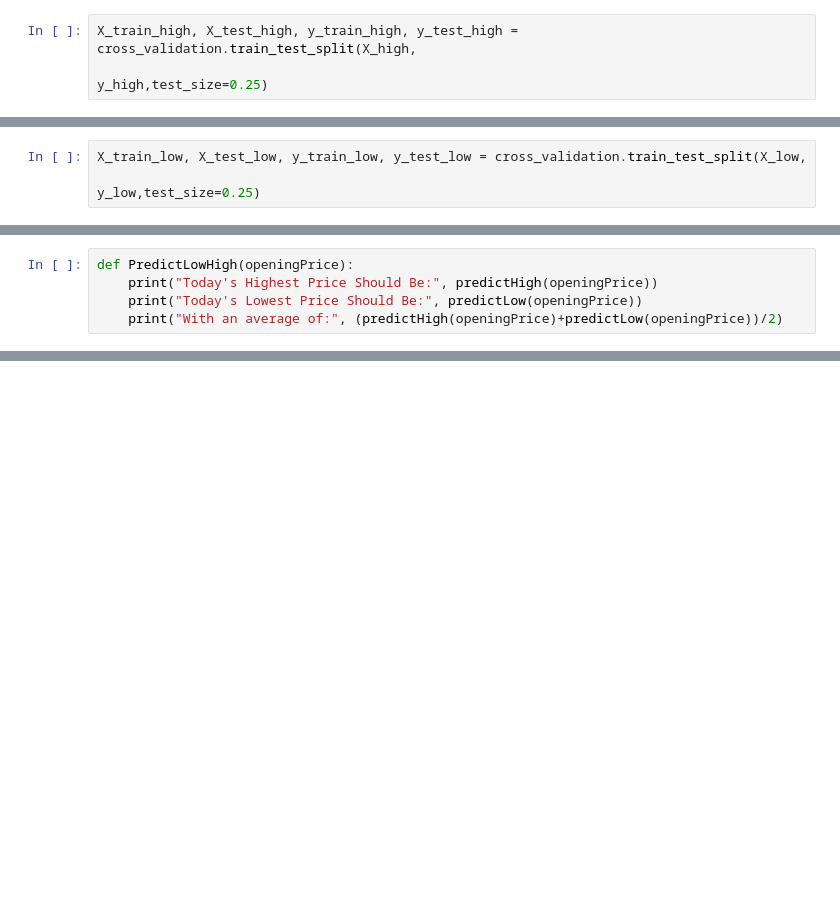
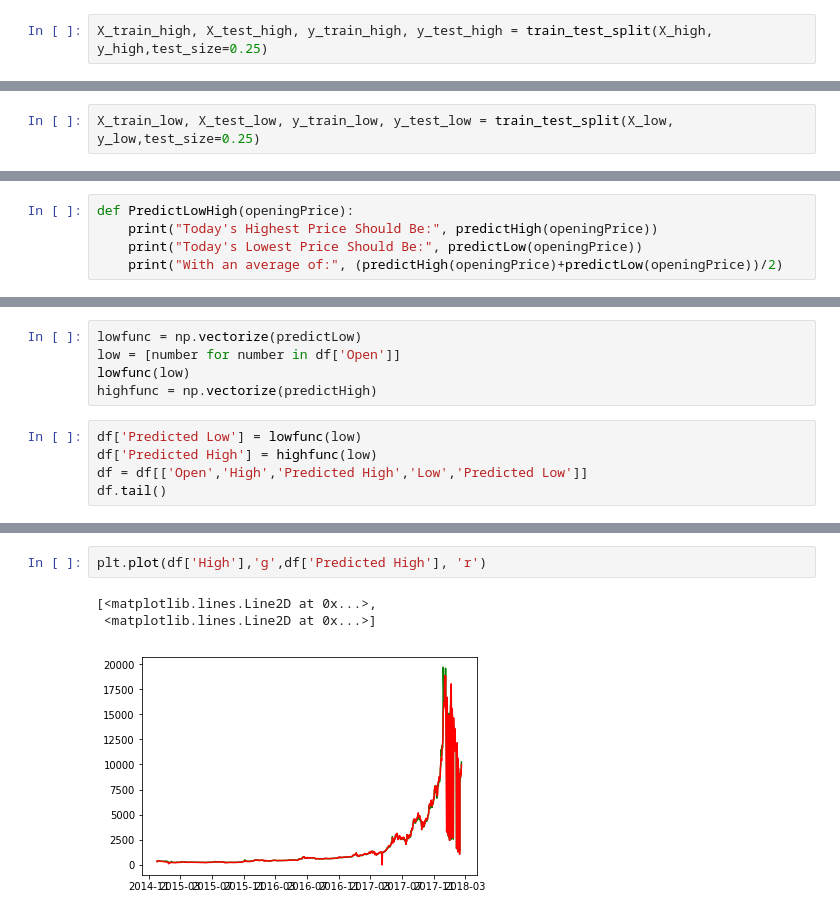
Before and after one commit to decheverri123/Bitcoin-Predictions, a Jupyter notebook: Bitcoin.ipynb, the cells around one changed output, grey strips where cells are left out. Cells and saved outputs as stored; diff of their text form; blank space fills up the shorter version.

```diff
--- a/Bitcoin.ipynb
+++ b/Bitcoin.ipynb
@@ -43,8 +43,7 @@ from sklearn.linear_model import LinearRegression
 X_high = np.array(df.drop(['AverageDay','Low','High'], 1))
 y_high = np.array(df['High'])
 # %%
-X_train_high, X_test_high, y_train_high, y_test_high = cross_validation.train_test_split(X_high,
-                                                                                         y_high,test_size=0.25)
+X_train_high, X_test_high, y_train_high, y_test_high = train_test_split(X_high, y_high,test_size=0.25)
 # %%
 clf = LinearRegression()
 clf.fit(X_train_high, y_train_high)
@@ -67,8 +62,7 @@ Now let's predict a day's lowest price using it's opening price:
 X_low = np.array(df.drop(['Low','High','AverageDay'], 1))
 y_low = np.array(df['Low'])
 # %%
-X_train_low, X_test_low, y_train_low, y_test_low = cross_validation.train_test_split(X_low,
-                                                                                         y_low,test_size=0.25)
+X_train_low, X_test_low, y_train_low, y_test_low = train_test_split(X_low, y_low,test_size=0.25)
 # %%
 clfLow = LinearRegression()
 clfLow.fit(X_train_low, y_train_low)
@@ -98,0 +89,10 @@ With an average of: 8856.0
+# %%
+lowfunc = np.vectorize(predictLow)
+low = [number for number in df['Open']]
+lowfunc(low)
+highfunc = np.vectorize(predictHigh)
+# %%
+df['Predicted Low'] = lowfunc(low)
+df['Predicted High'] = highfunc(low)
+df = df[['Open','High','Predicted High','Low','Predicted Low']]
+df.tail()
@@ -98,0 +107,6 @@ With an average of: 8856.0
+# %%
+plt.plot(df['High'],'g',df['Predicted High'], 'r')
+# %% [output]
+[<matplotlib.lines.Line2D at 0x...>,
+ <matplotlib.lines.Line2D at 0x...>]
+[figure, added]
```
Also changed, not shown: parts of 9 cells of this notebook.
